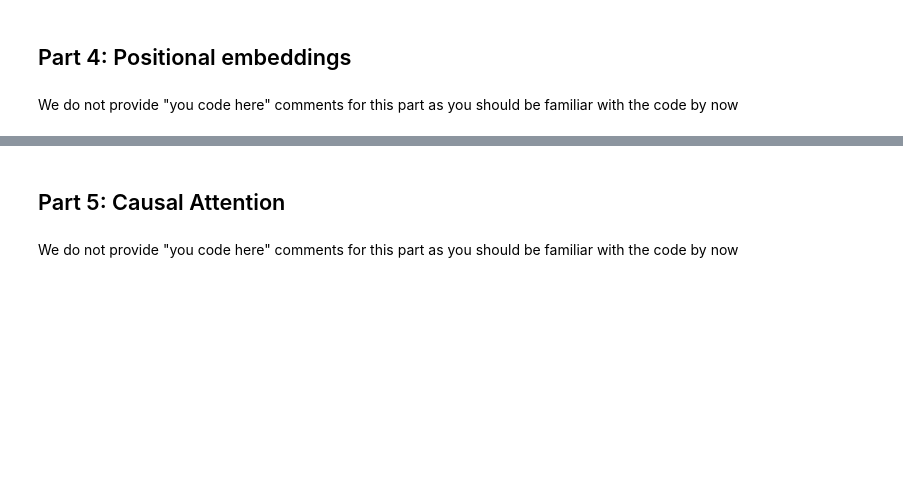
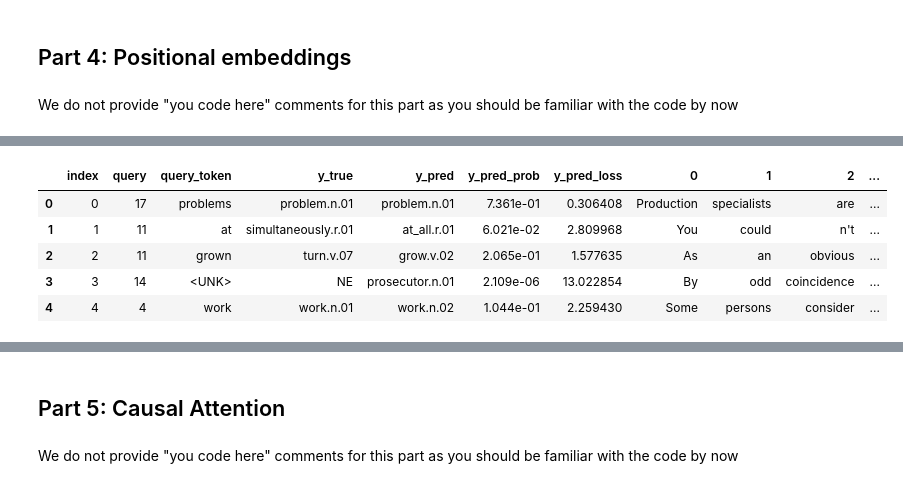
Before and after one commit to YarivLevy81/NLP_HW, a Jupyter notebook: hw1/wsd_model.ipynb, the cells around one changed output, grey strips where cells are left out. Drawn from its saved outputs; the diff is of its cells as text; code cells hidden in the pictures; blank space fills up the shorter version.

```diff
--- a/hw1/wsd_model.ipynb
+++ b/hw1/wsd_model.ipynb
@@ -313,0 +352,12 @@ We do not provide "you code here" comments for this part as you should be famili
+# %%
+from traineval import higlight_samples
+
+# 5 Random samples
+higlight_samples(m, dev_dataset, sample_size=5)
+# %% [output]
+|  | index | query | query_token | y_true | y_pred | y_pred_prob | y_pred_loss | 0 | 1 | 2 | ... |
+| 0 | 0 | 17 | problems | problem.n.01 | problem.n.01 | 7.361e-01 | 0.306408 | Production | specialists | are | ... |
+| 1 | 1 | 11 | at | simultaneously.r.01 | at_all.r.01 | 6.021e-02 | 2.809968 | You | could | n't | ... |
+| 2 | 2 | 11 | grown | turn.v.07 | grow.v.02 | 2.065e-01 | 1.577635 | As | an | obvious | ... |
+| 3 | 3 | 14 | <UNK> | NE | prosecutor.n.01 | 2.109e-06 | 13.022854 | By | odd | coincidence | ... |
+| 4 | 4 | 4 | work | work.n.01 | work.n.02 | 1.044e-01 | 2.259430 | Some | persons | consider | ... |
```
Also changed, not shown: parts of 8 cells of this notebook, 2 other files.
